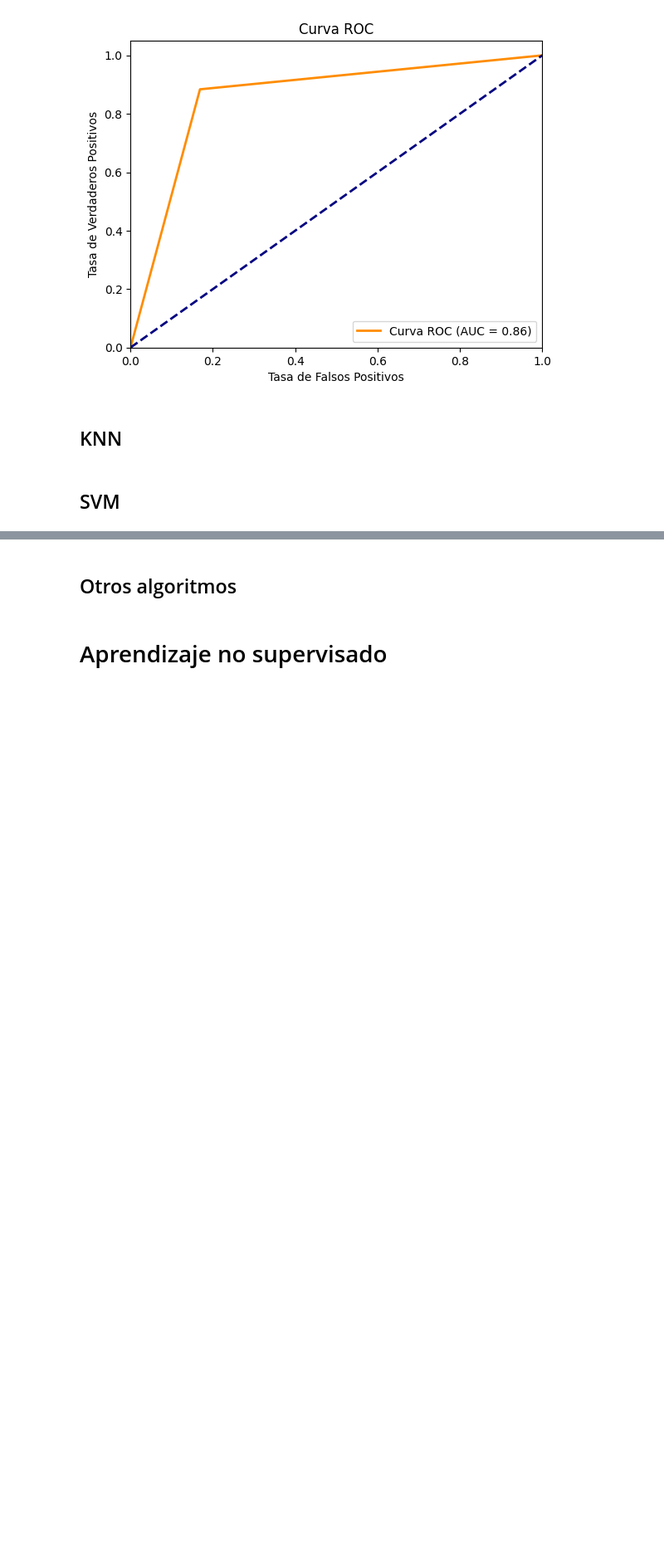
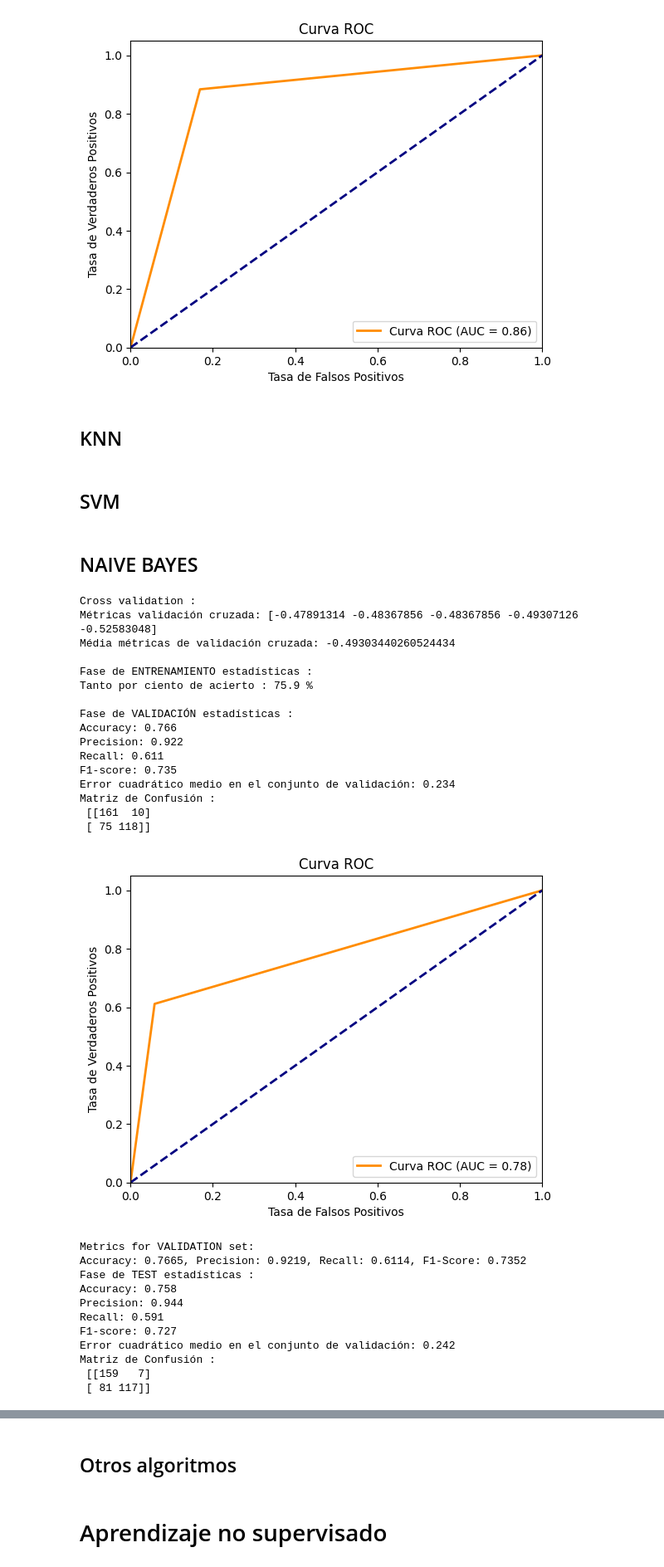
Before and after one commit to Lusku/kschool_master, a Jupyter notebook: TFM_Simple.ipynb, the cells around one changed output, grey strips where cells are left out. Shown at 83% size. Drawn from its saved outputs; the diff is of its cells as text; code cells hidden in the pictures; blank space fills up the shorter version.

Commit message:
[D-1] - Creacion función para hiperparametros de modelos

```diff
--- a/TFM_Simple.ipynb
+++ b/TFM_Simple.ipynb
@@ -646,3 +778,59 @@ y_test_pred = busqueda_grid.predict(X_test_prep)
 
 # Imprime el informe de clasificación para el conjunto de prueba
 print(classification_report(y_test, y_test_pred))
+# %% [markdown]
+## NAIVE BAYES
+# %%
+from sklearn.naive_bayes import GaussianNB
+
+model_NB = GaussianNB(var_smoothing=1e-9)
+
+# Cross validation
+mostrar_cross_validation(model_NB, X_train_prep, y_train)
+
+# Entrenar el modelo usando los datos de entrenamiento preprocesados
+model_NB.fit(X_train_prep, y_train)
+print("Fase de ENTRENAMIENTO estadísticas :")
+mostrar_score(X_train_prep, y_train, model_NB)
+
+# Predecir en el conjunto de validación
+y_pred = model_NB.predict(X_val_prep)
+print("Fase de VALIDACIÓN estadísticas :")
+mostrar_estadisticas(y_val, y_pred)
+mostrar_curva_ROC(y_val, y_pred)
+evaluate_model(model_NB, X_val_prep,y_val, "VALIDATION" )
+
+# Predicciones
+y_test_pred = model_NB.predict(X_test_prep)
+print("Fase de TEST estadísticas :")
+mostrar_estadisticas(y_test, y_test_pred)
+mostrar_curva_ROC(y_test, y_test_pred)
+# %% [output]
+Cross validation :
+Métricas validación cruzada: [-0.47891314 -0.48367856 -0.48367856 -0.49307126 -0.52583048]
+Média métricas de validación cruzada: -0.49303440260524434
+
+Fase de ENTRENAMIENTO estadísticas :
+Tanto por ciento de acierto : 75.9 %
+
+Fase de VALIDACIÓN estadísticas :
+Accuracy: 0.766
+Precision: 0.922
+Recall: 0.611
+F1-score: 0.735
+Error cuadrático medio en el conjunto de validación: 0.234
+Matriz de Confusión :
+ [[161  10]
+ [ 75 118]]
+[figure, added]
+Metrics for VALIDATION set:
+Accuracy: 0.7665, Precision: 0.9219, Recall: 0.6114, F1-Score: 0.7352
+Fase de TEST estadísticas :
+Accuracy: 0.758
+Precision: 0.944
+Recall: 0.591
+F1-score: 0.727
+Error cuadrático medio en el conjunto de validación: 0.242
+Matriz de Confusión :
+ [[159   7]
+ [ 81 117]]
```
Also changed, not shown: parts of 9 cells of this notebook.
